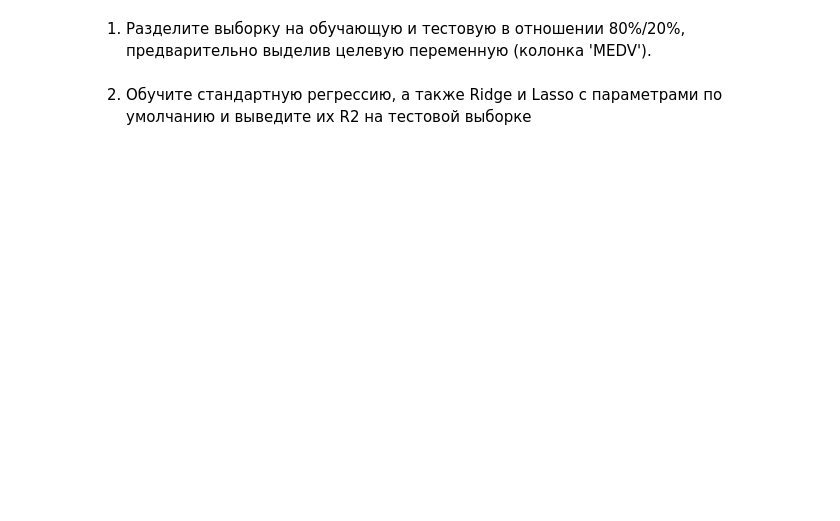
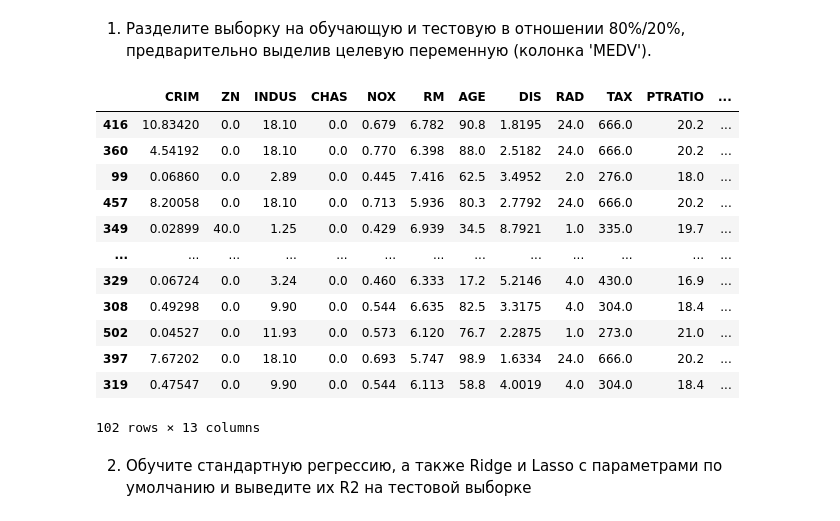
Before and after one commit to omutninsk/ml_2, a Jupyter notebook: HW_3_ML.ipynb, the cells around one changed output. Drawn from its saved outputs; the diff is of its cells as text; code cells hidden in the pictures; blank space fills up the shorter version.

```diff
--- a/HW_3_ML.ipynb
+++ b/HW_3_ML.ipynb
@@ -20,2 +23,26 @@ data.head()
+# %%
+### Ваш код ###
+from sklearn.model_selection import train_test_split
+
+target = data['MEDV']
+
+source = data.drop('MEDV', axis=1)
+
+train_data, test_data, train_labels, test_labels = train_test_split(source, target, test_size=0.2)
+test_data
+# %% [output]
+|  | CRIM | ZN | INDUS | CHAS | NOX | RM | AGE | DIS | RAD | TAX | PTRATIO | ... |
+| 416 | 10.83420 | 0.0 | 18.10 | 0.0 | 0.679 | 6.782 | 90.8 | 1.8195 | 24.0 | 666.0 | 20.2 | ... |
+| 360 | 4.54192 | 0.0 | 18.10 | 0.0 | 0.770 | 6.398 | 88.0 | 2.5182 | 24.0 | 666.0 | 20.2 | ... |
+| 99 | 0.06860 | 0.0 | 2.89 | 0.0 | 0.445 | 7.416 | 62.5 | 3.4952 | 2.0 | 276.0 | 18.0 | ... |
+| 457 | 8.20058 | 0.0 | 18.10 | 0.0 | 0.713 | 5.936 | 80.3 | 2.7792 | 24.0 | 666.0 | 20.2 | ... |
+| 349 | 0.02899 | 40.0 | 1.25 | 0.0 | 0.429 | 6.939 | 34.5 | 8.7921 | 1.0 | 335.0 | 19.7 | ... |
+| ... | ... | ... | ... | ... | ... | ... | ... | ... | ... | ... | ... | ... |
+| 329 | 0.06724 | 0.0 | 3.24 | 0.0 | 0.460 | 6.333 | 17.2 | 5.2146 | 4.0 | 430.0 | 16.9 | ... |
+| 308 | 0.49298 | 0.0 | 9.90 | 0.0 | 0.544 | 6.635 | 82.5 | 3.3175 | 4.0 | 304.0 | 18.4 | ... |
+| 502 | 0.04527 | 0.0 | 11.93 | 0.0 | 0.573 | 6.120 | 76.7 | 2.2875 | 1.0 | 273.0 | 21.0 | ... |
+| 397 | 7.67202 | 0.0 | 18.10 | 0.0 | 0.693 | 5.747 | 98.9 | 1.6334 | 24.0 | 666.0 | 20.2 | ... |
+| 319 | 0.47547 | 0.0 | 9.90 | 0.0 | 0.544 | 6.113 | 58.8 | 4.0019 | 4.0 | 304.0 | 18.4 | ... |
+102 rows × 13 columns
 # %% [markdown]
 2. Обучите стандартную регрессию, а также Ridge и  Lasso с параметрами по умолчанию и выведите их R2 на тестовой выборке
```
Also changed, not shown: parts of 9 cells of this notebook.
